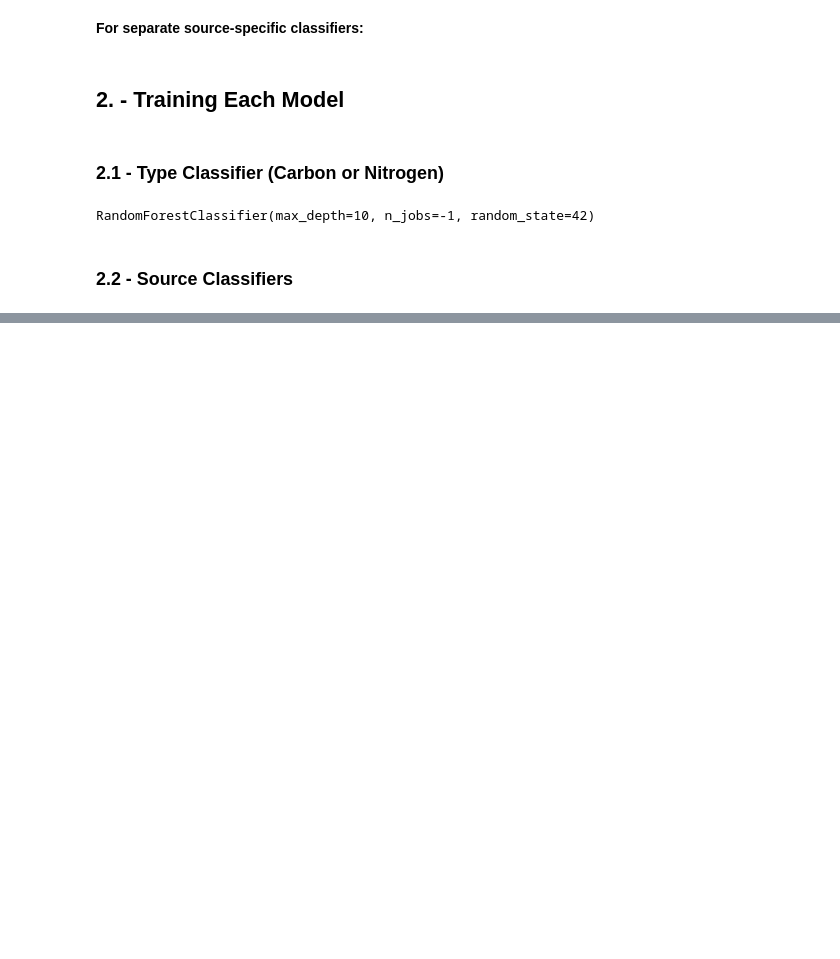
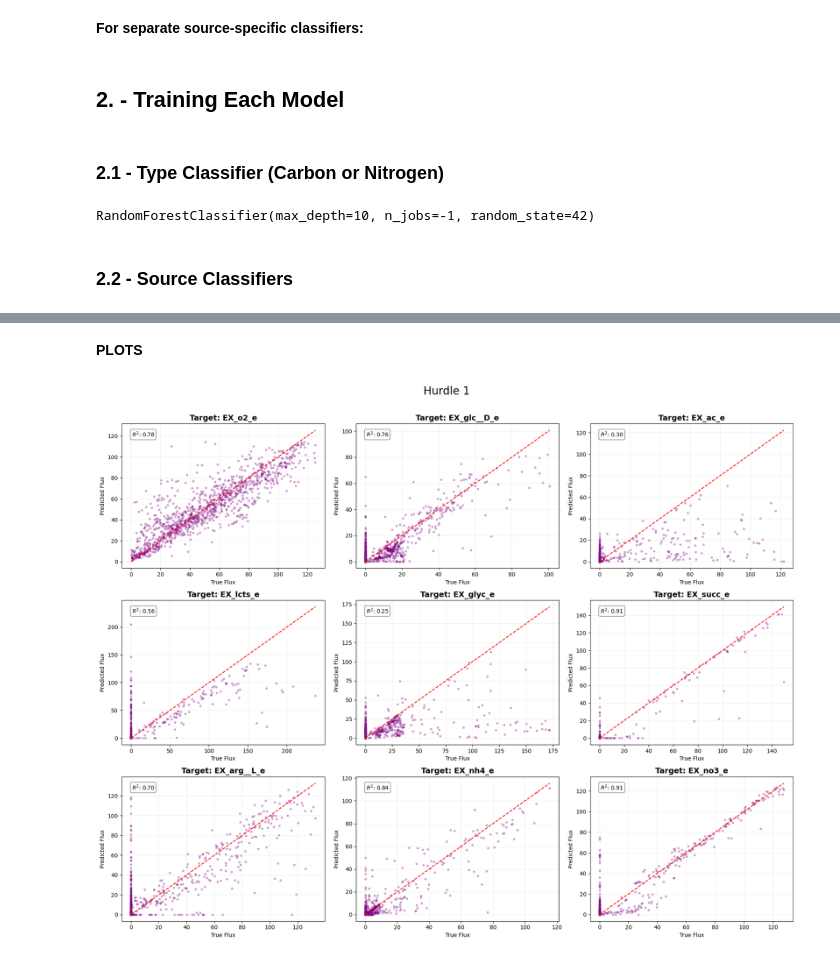
Before and after one commit to celasa/biomass_thesis, a Jupyter notebook: notebooks/05_hurdle.ipynb, the cells around one changed output, grey strips where cells are left out. Cells and saved outputs as stored; diff of their text form; code cells hidden in the pictures; blank space fills up the shorter version.

Commit message:
hurdle

```diff
--- a/notebooks/05_hurdle.ipynb
+++ b/notebooks/05_hurdle.ipynb
@@ -176,0 +454,7 @@ carbon_clf.fit(X_train[carbon_mask], Y_train_s)
+# %%
+rmse_per_output = rmse(Y_val_num, uptake_pred_val2, multioutput='raw_values')
+mae_per_output = mae(Y_val_num, uptake_pred_val2, multioutput='raw_values')
+r2_per_output = r2_score(Y_val_num, uptake_pred_val2, multioutput='raw_values')
+
+for col, r, m, r2 in zip(Y_val_num.columns, rmse_per_output, mae_per_output, r2_per_output):
+    print(f"{col:<20} RMSE: {r:>8.3f}   MAE: {m:>8.3f}   R²:{r2:>8.3f}")
@@ -176,0 +558,42 @@ carbon_clf.fit(X_train[carbon_mask], Y_train_s)
+# %% [markdown]
+**PLOTS**
+# %%
+def plot_all_targets_grid(y_true_df, y_pred_array, color='darkcyan', title=None):
+    target_names = y_true_df.columns
+    n_targets = len(target_names)
+
+    fig, axes = plt.subplots(3, 3, figsize=(18, 15))
+    axes = axes.flatten()
+
+    for i, col in enumerate(target_names):
+        ax = axes[i]
+        y_true = y_true_df.iloc[:, i].values
+        y_p = y_pred_array[:, i]
+
+        # Plotting the scatter points
+        ax.scatter(y_true, y_p, alpha=0.3, color=color, s=10, label='Data Points')
+
+        # Calculate limits for the identity line (y=x)
+        max_val = max(np.max(y_true), np.max(y_p))
+        ax.plot([0, max_val], [0, max_val], 'r--', lw=1.5, label='Perfect Fit')
+
+        # Add titles and labels
+        ax.set_title(f"Target: {col}", fontsize=14, fontweight='bold')
+        ax.set_xlabel("True Flux", fontsize=10)
+        ax.set_ylabel("Predicted Flux", fontsize=10)
+        ax.grid(True, alpha=0.2)
+
+        # Optional: Add the R2/MAE text inside the plot for easy reference
+        from sklearn.metrics import r2_score
+        r2 = r2_score(y_true, y_p)
+        ax.text(0.05, 0.95, f'$R^2$: {r2:.2f}', transform=ax.transAxes,
+                verticalalignment='top', bbox=dict(boxstyle='round', facecolor='white', alpha=0.5))
+
+    # Adjust layout to prevent overlap
+    plt.suptitle(title, fontsize=20)
+    plt.tight_layout(rect=[0, 0.03, 1, 0.97])
+    plt.show()
+# %%
+plot_all_targets_grid(Y_val_num, uptake_pred_val, color='purple', title='Hurdle 1')
+# %% [output]
+[figure, added]
```
Also changed, not shown: parts of 46 cells of this notebook, 1 other file.
